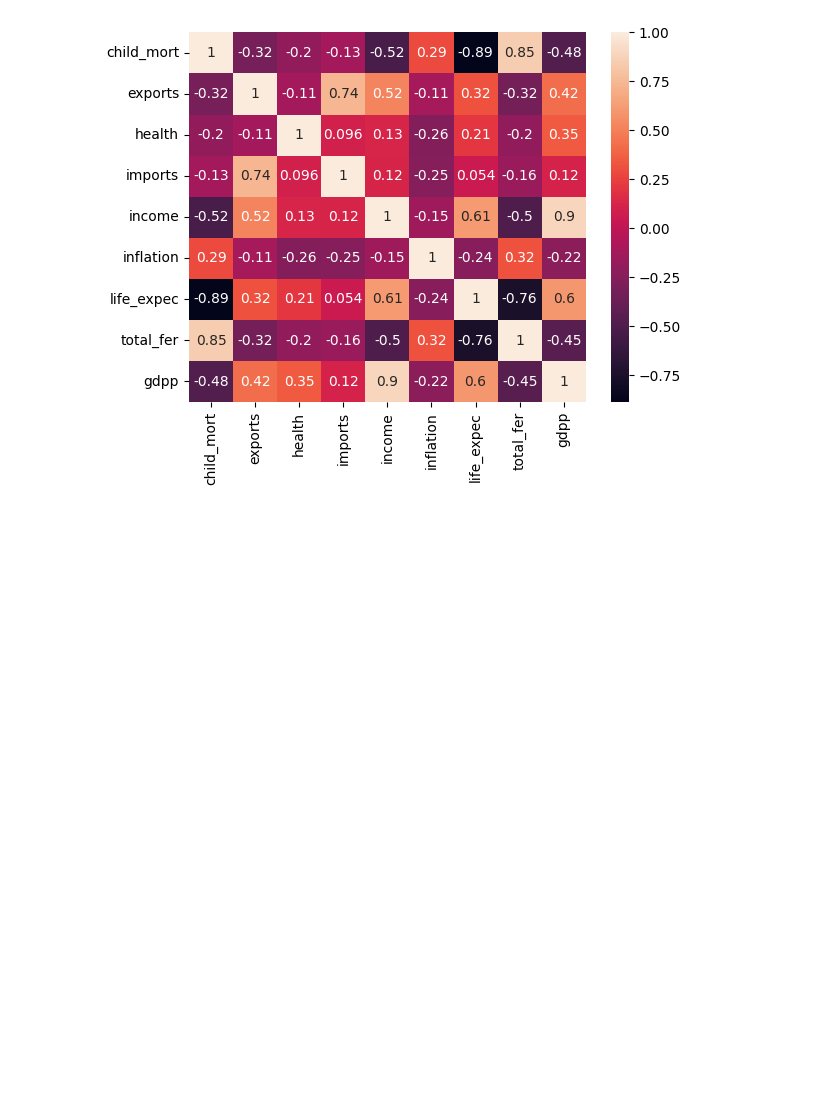
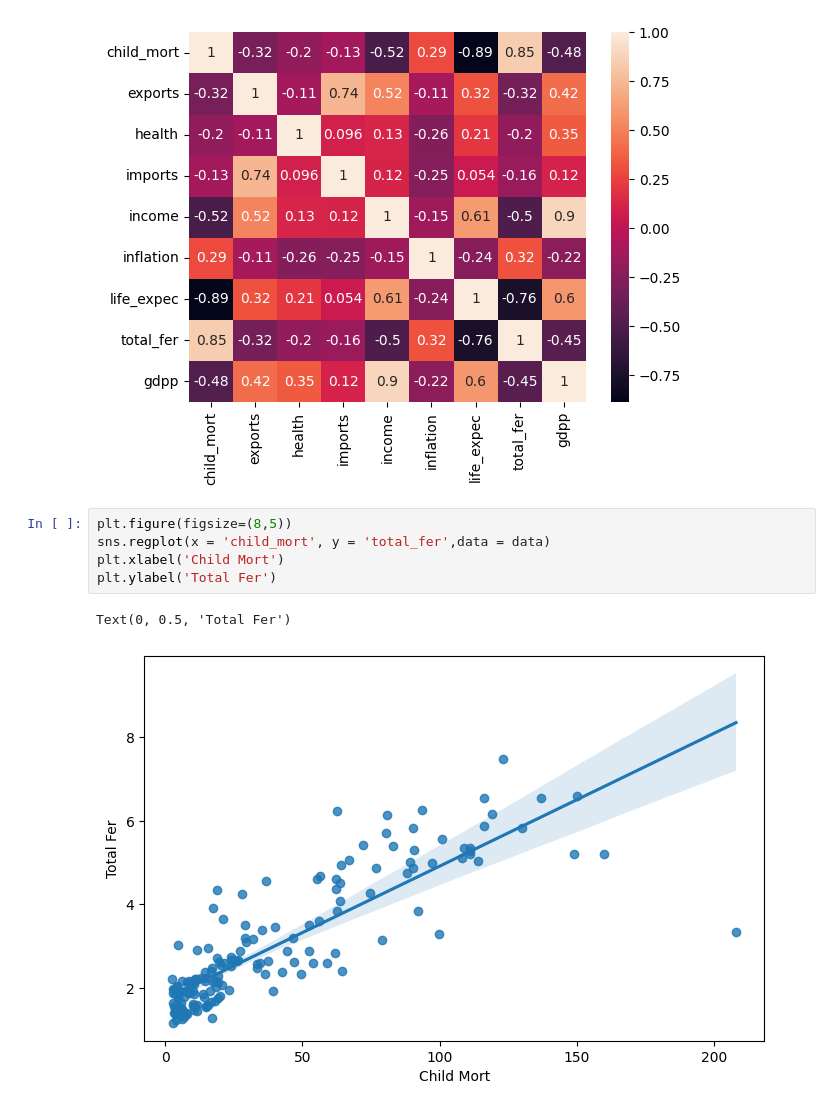
Before and after one commit to mikeethanh/machineLearning, a Jupyter notebook: UnsupervisedLearning/CLustering/HierarchicalClustering/Country-data/countryData.ipynb, the cells around one changed output. Saved outputs shown, nothing was run; the diff lists cells and outputs as text; blank space fills up the shorter version.

```diff
--- a/UnsupervisedLearning/CLustering/HierarchicalClustering/Country-data/countryData.ipynb
+++ b/UnsupervisedLearning/CLustering/HierarchicalClustering/Country-data/countryData.ipynb
@@ -67,3 +67,11 @@ sns.heatmap (corr_matrix,annot=True)
 # %% [output]
 <Axes: >
 [figure]
+# %%
+plt.figure(figsize=(8,5))
+sns.regplot(x = 'child_mort', y = 'total_fer',data = data)
+plt.xlabel('Child Mort')
+plt.ylabel('Total Fer')
+# %% [output]
+Text(0, 0.5, 'Total Fer')
+[figure, added]
```
Also changed, not shown: parts of 25 cells of this notebook.
